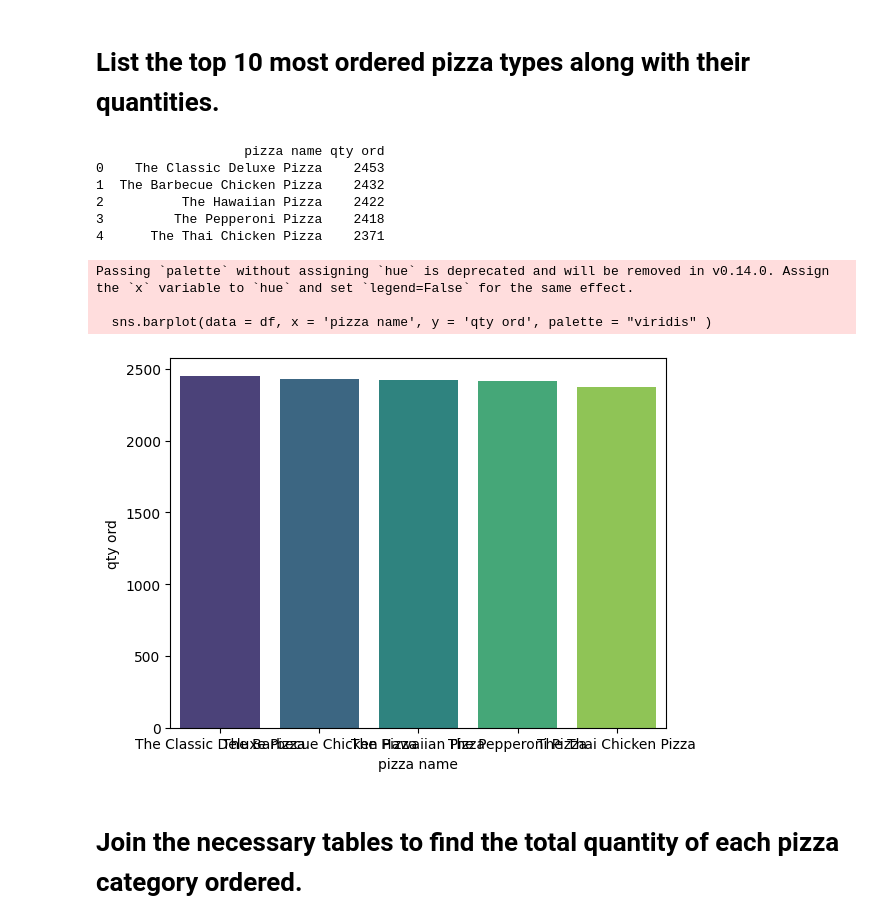
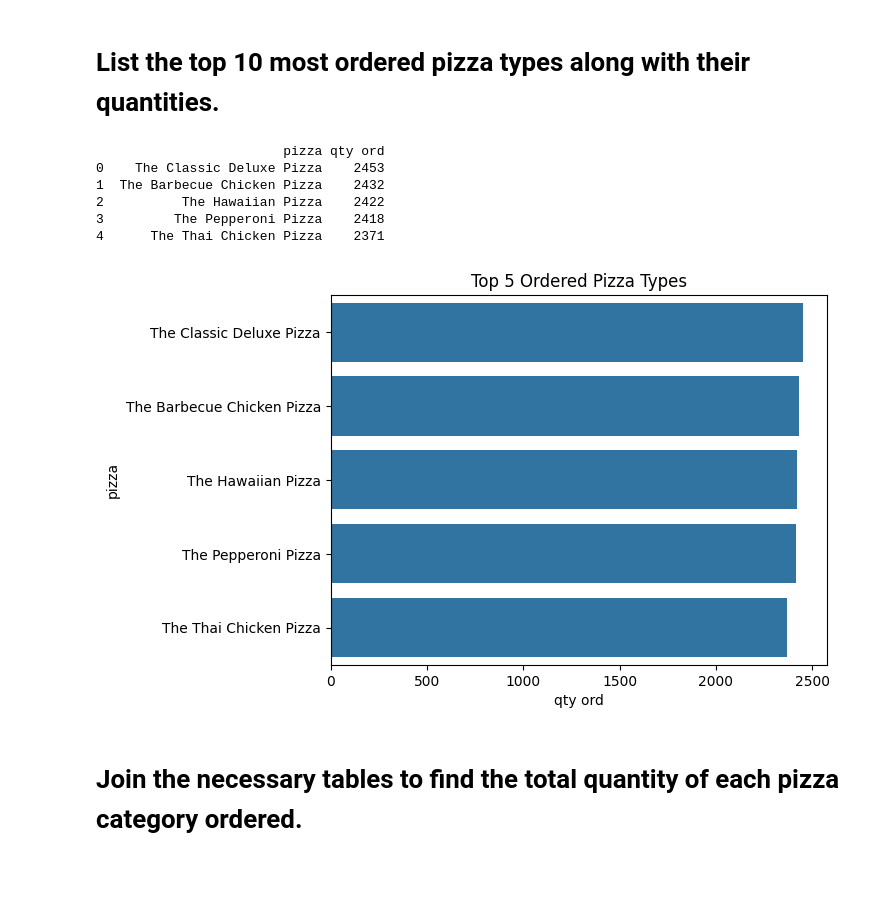
Before and after one commit to AftabQuant/Data-Analysis-Project, a Jupyter notebook: Pizza Sales Project/Pizzalytics.ipynb, the cells around one changed output. Saved outputs shown, nothing was run; the diff lists cells and outputs as text; code cells hidden in the pictures; blank space fills up the shorter version.

```diff
--- a/Pizza Sales Project/Pizzalytics.ipynb
+++ b/Pizza Sales Project/Pizzalytics.ipynb
@@ -93,28 +91,26 @@ plt.show()
 # %%
 query = """ select pizza_types.name, sum(order_details.quantity) as 'ordered' from pizza_types
 join pizzas
 on pizza_types.pizza_type_id = pizzas.pizza_type_id
 join order_details
 on order_details.pizza_id = pizzas.pizza_id
 group by pizza_types.name
 order by ordered desc limit 5 """
 cur.execute(query)
 data = cur.fetchall()
-df = pd.DataFrame(data, columns = ['pizza name', 'qty ord'])
+df = pd.DataFrame(data, columns = ['pizza', 'qty ord'])
 print(df)
-sns.barplot(data = df, x = 'pizza name', y = 'qty ord', palette = "viridis", )
+sns.barplot(data=df, x='qty ord', y='pizza', orient='h')
+plt.title("Top 5 Ordered Pizza Types")
 plt.show()
 # %% [output]
-                   pizza name qty ord
+                        pizza qty ord
 0    The Classic Deluxe Pizza    2453
 1  The Barbecue Chicken Pizza    2432
 2          The Hawaiian Pizza    2422
 3         The Pepperoni Pizza    2418
 4      The Thai Chicken Pizza    2371
-Passing `palette` without assigning `hue` is deprecated and will be removed in v0.14.0. Assign the `x` variable to `hue` and set `legend=False` for the same effect.
-
-  sns.barplot(data = df, x = 'pizza name', y = 'qty ord', palette = "viridis" )
-[figure, old version]
+[figure, new version]
 # %% [markdown]
 # Join the necessary tables to find the total quantity of each pizza category ordered.
 # %%
```
Also changed, not shown: parts of 12 cells of this notebook, 1 other file.
